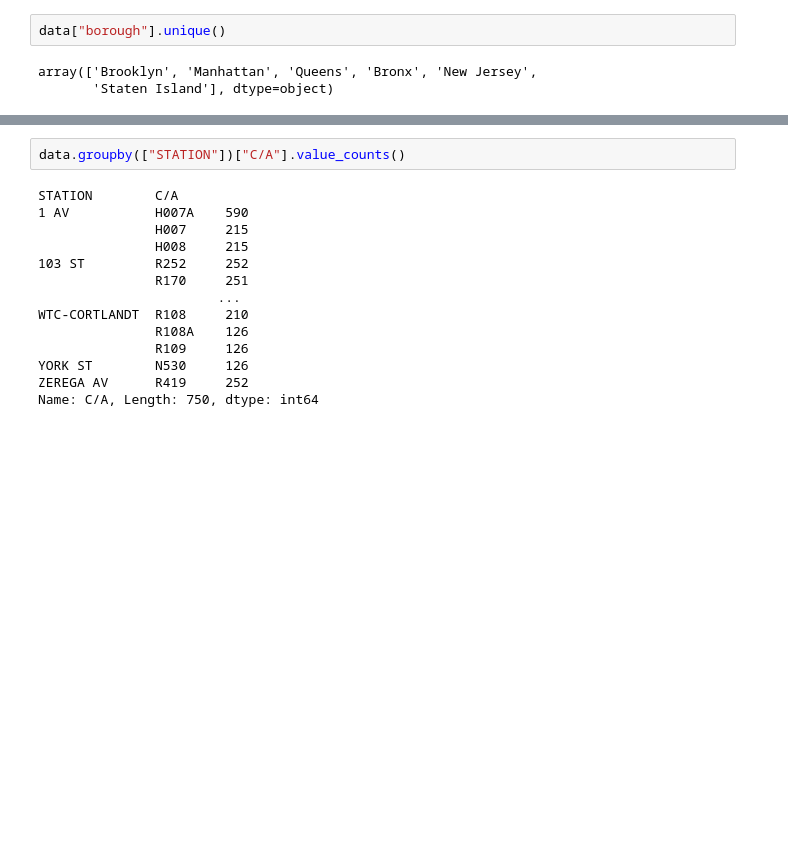
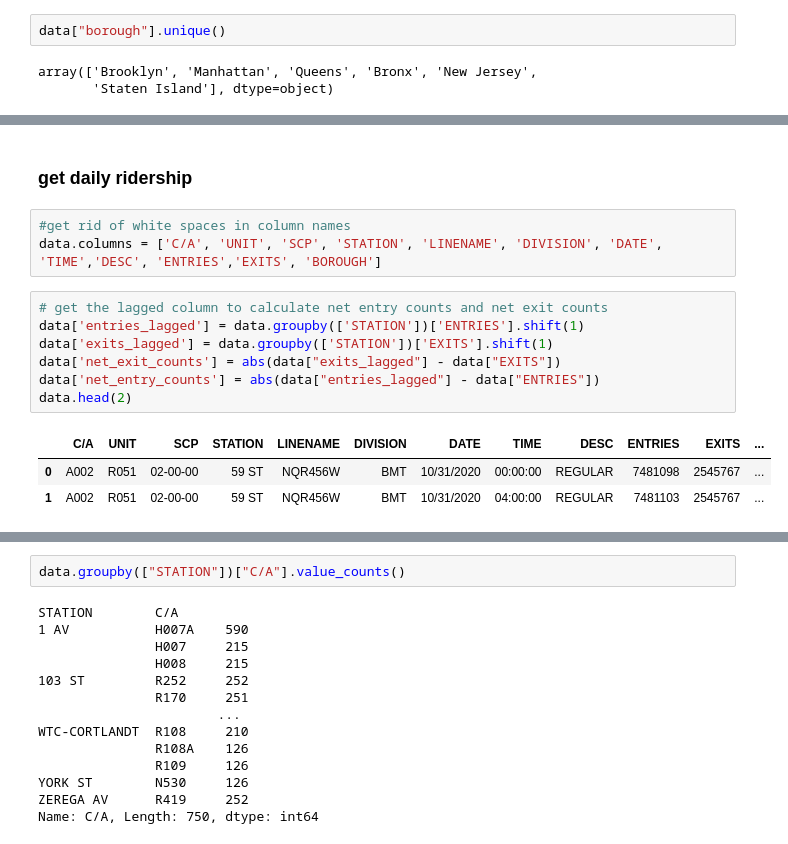
Before and after one commit to sujeongcha/TimeSeries-Transporation-and-Covid19, a Jupyter notebook: subway_data.ipynb, the cells around one changed output, grey strips where cells are left out. Saved outputs shown, nothing was run; the diff lists cells and outputs as text; blank space fills up the shorter version.

```diff
--- a/subway_data.ipynb
+++ b/subway_data.ipynb
@@ -193,0 +93,16 @@ data2
+# %% [markdown]
+### get daily ridership
+# %%
+#get rid of white spaces in column names
+data.columns = ['C/A', 'UNIT', 'SCP', 'STATION', 'LINENAME', 'DIVISION', 'DATE', 'TIME','DESC', 'ENTRIES','EXITS', 'BOROUGH']
+# %%
+# get the lagged column to calculate net entry counts and net exit counts
+data['entries_lagged'] = data.groupby(['STATION'])['ENTRIES'].shift(1)
+data['exits_lagged'] = data.groupby(['STATION'])['EXITS'].shift(1)
+data['net_exit_counts'] = abs(data["exits_lagged"] - data["EXITS"])
+data['net_entry_counts'] = abs(data["entries_lagged"] - data["ENTRIES"])
+data.head(2)
+# %% [output]
+|  | C/A | UNIT | SCP | STATION | LINENAME | DIVISION | DATE | TIME | DESC | ENTRIES | EXITS | ... |
+| 0 | A002 | R051 | 02-00-00 | 59 ST | NQR456W | BMT | 10/31/2020 | 00:00:00 | REGULAR | 7481098 | 2545767 | ... |
+| 1 | A002 | R051 | 02-00-00 | 59 ST | NQR456W | BMT | 10/31/2020 | 04:00:00 | REGULAR | 7481103 | 2545767 | ... |
```
Also changed, not shown: parts of 27 cells of this notebook.
